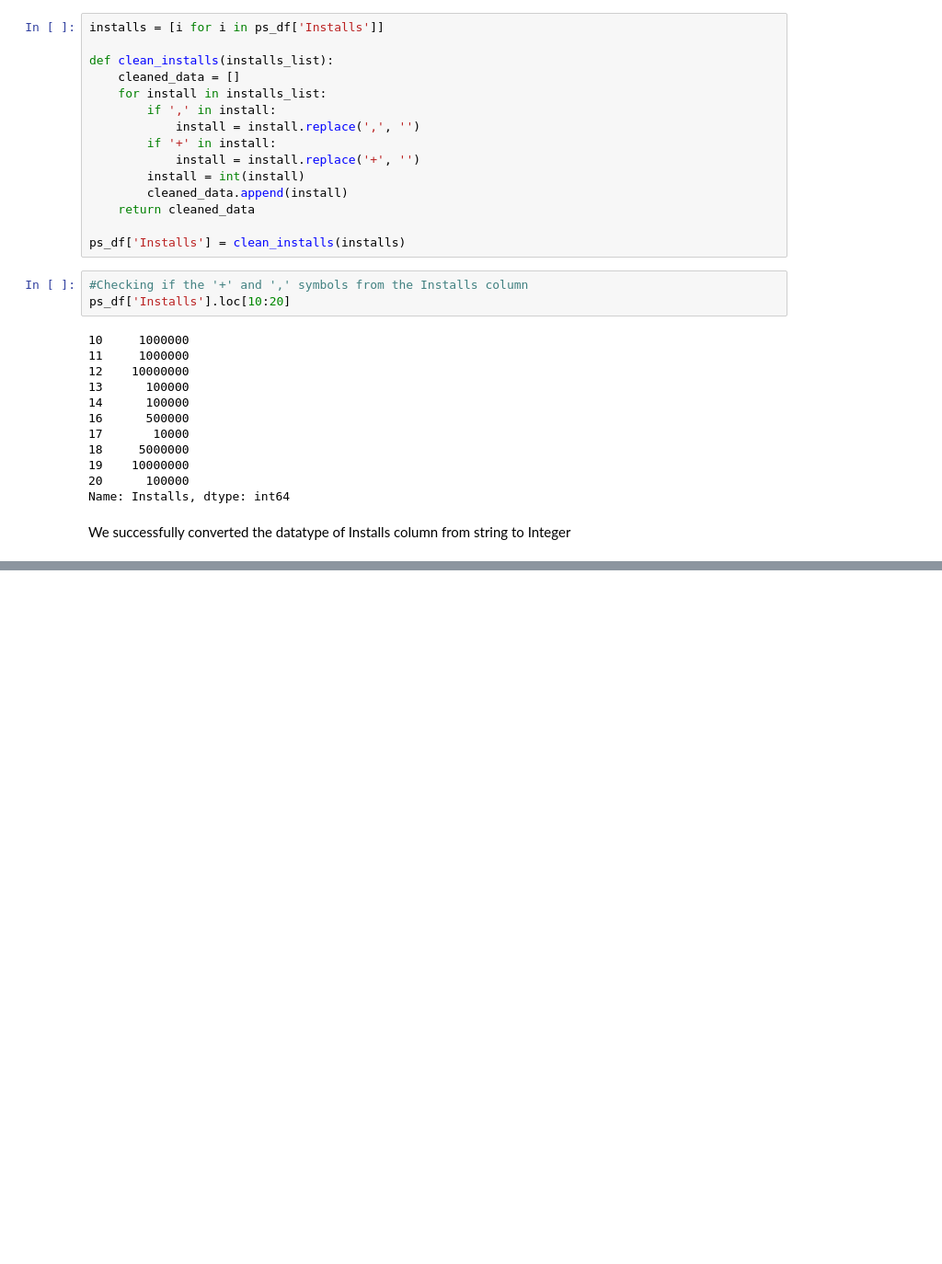
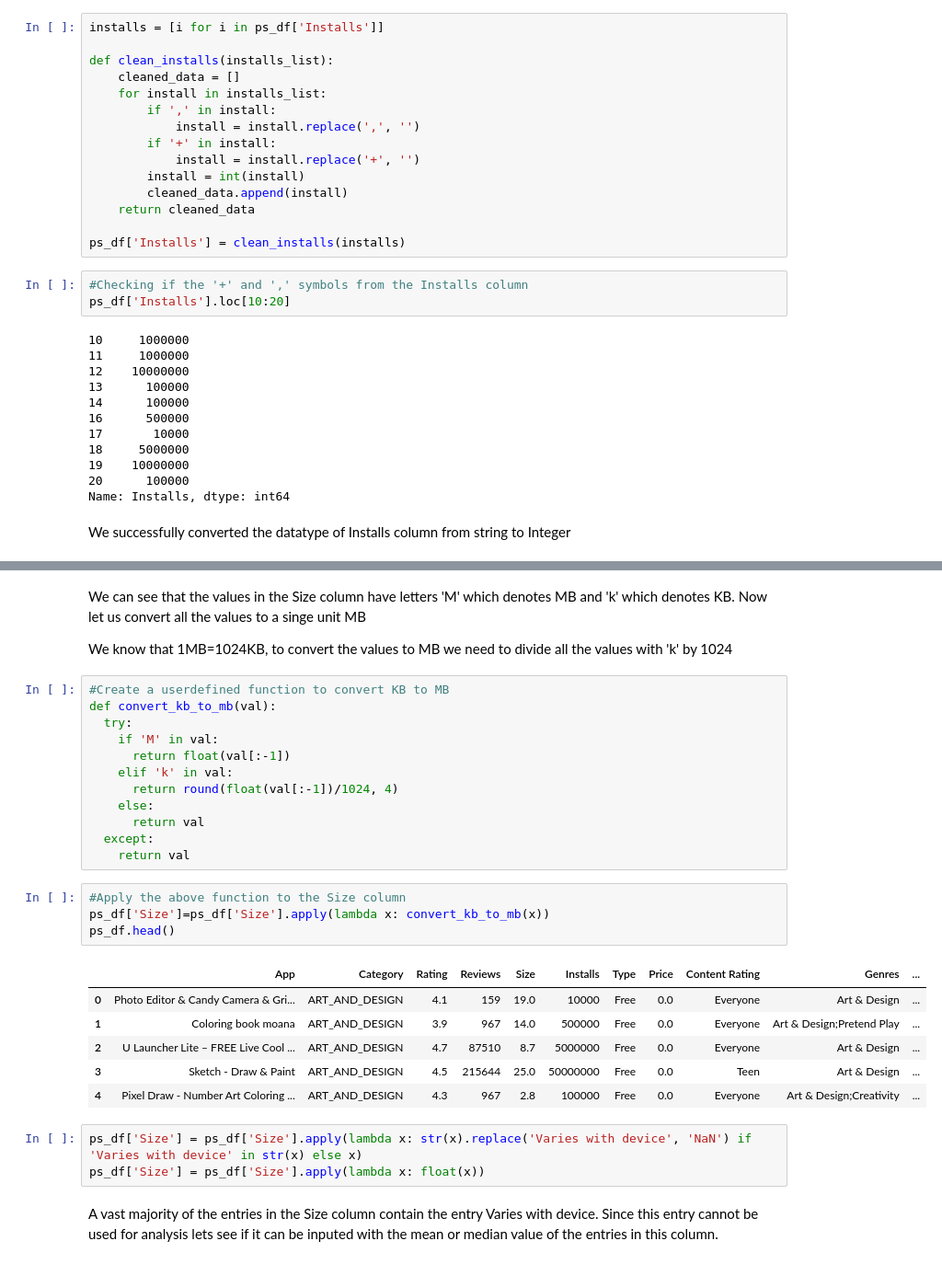
Before and after one commit to sumaiyasiddiqa/Play-store-app-review-analysis, a Jupyter notebook: Play_Store_App_Review_Analysis_(Sumaiya_Siddiqa).ipynb, the cells around one changed output, grey strips where cells are left out. Shown at 92% size. Saved outputs shown, nothing was run; the diff lists cells and outputs as text; blank space fills up the shorter version.

```diff
--- a/Play_Store_App_Review_Analysis_(Sumaiya_Siddiqa).ipynb
+++ b/Play_Store_App_Review_Analysis_(Sumaiya_Siddiqa).ipynb
@@ -514,0 +568,34 @@ We successfully converted the datatype of Installs column from string to Integer
+# %% [markdown]
+We can see that the values in the Size column have letters 'M' which denotes MB and 'k' which denotes KB.
+Now let us convert all the values to a singe unit MB
+
+We know that 1MB=1024KB, to convert the values to MB we need to divide all the values with 'k' by 1024
+# %%
+#Create a userdefined function to convert KB to MB
+def convert_kb_to_mb(val):
+  try:
+    if 'M' in val:
+      return float(val[:-1])
+    elif 'k' in val:
+      return round(float(val[:-1])/1024, 4)
+    else:
+      return val
+  except:
+    return val
+# %%
+#Apply the above function to the Size column
+ps_df['Size']=ps_df['Size'].apply(lambda x: convert_kb_to_mb(x))
+ps_df.head()
+# %% [output]
+|  | App | Category | Rating | Reviews | Size | Installs | Type | Price | Content Rating | Genres | ... |
+| 0 | Photo Editor & Candy Camera & Gri... | ART_AND_DESIGN | 4.1 | 159 | 19.0 | 10000 | Free | 0.0 | Everyone | Art & Design | ... |
+| 1 | Coloring book moana | ART_AND_DESIGN | 3.9 | 967 | 14.0 | 500000 | Free | 0.0 | Everyone | Art & Design;Pretend Play | ... |
+| 2 | U Launcher Lite – FREE Live Cool ... | ART_AND_DESIGN | 4.7 | 87510 | 8.7 | 5000000 | Free | 0.0 | Everyone | Art & Design | ... |
+| 3 | Sketch - Draw & Paint | ART_AND_DESIGN | 4.5 | 215644 | 25.0 | 50000000 | Free | 0.0 | Teen | Art & Design | ... |
+| 4 | Pixel Draw - Number Art Coloring ... | ART_AND_DESIGN | 4.3 | 967 | 2.8 | 100000 | Free | 0.0 | Everyone | Art & Design;Creativity | ... |
+# %%
+ps_df['Size'] = ps_df['Size'].apply(lambda x: str(x).replace('Varies with device', 'NaN') if 'Varies with device' in str(x) else x)
+ps_df['Size'] = ps_df['Size'].apply(lambda x: float(x))
+# %% [markdown]
+
+A vast majority of the entries in the Size column contain the entry Varies with device. Since this entry cannot be used for analysis lets see if it can be inputed with the mean or median value of the entries in this column.
```
Also changed, not shown: parts of 6 cells of this notebook.
